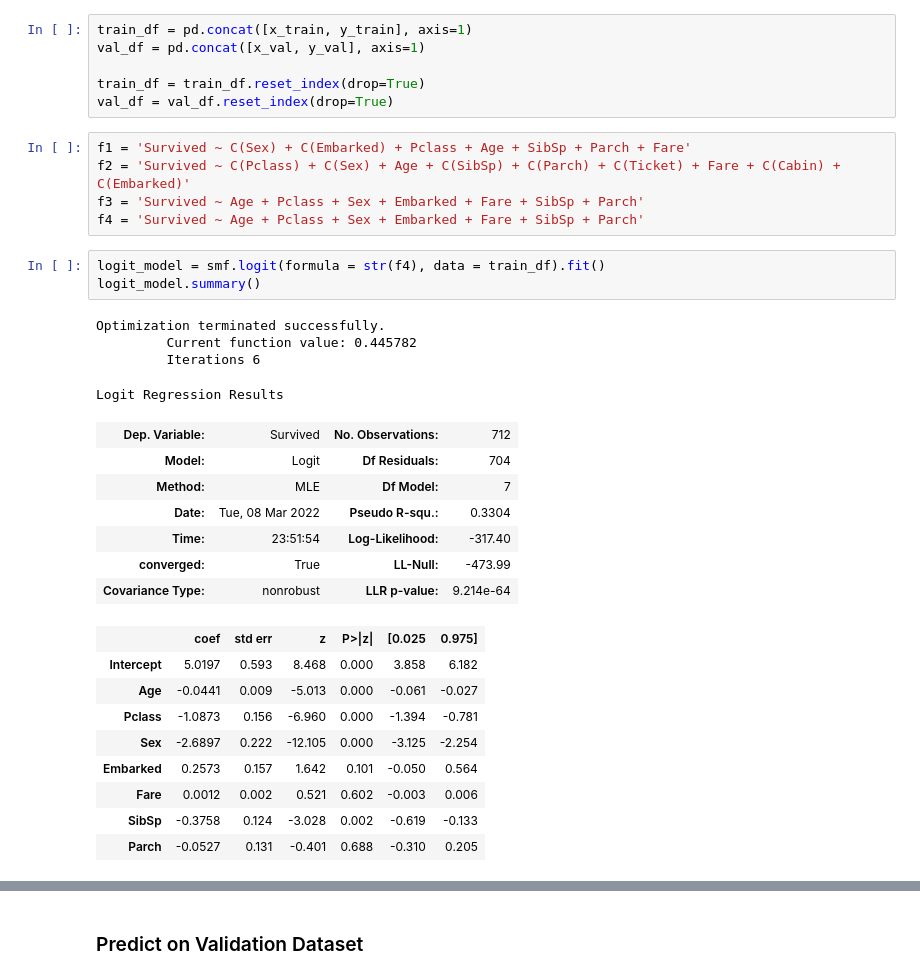
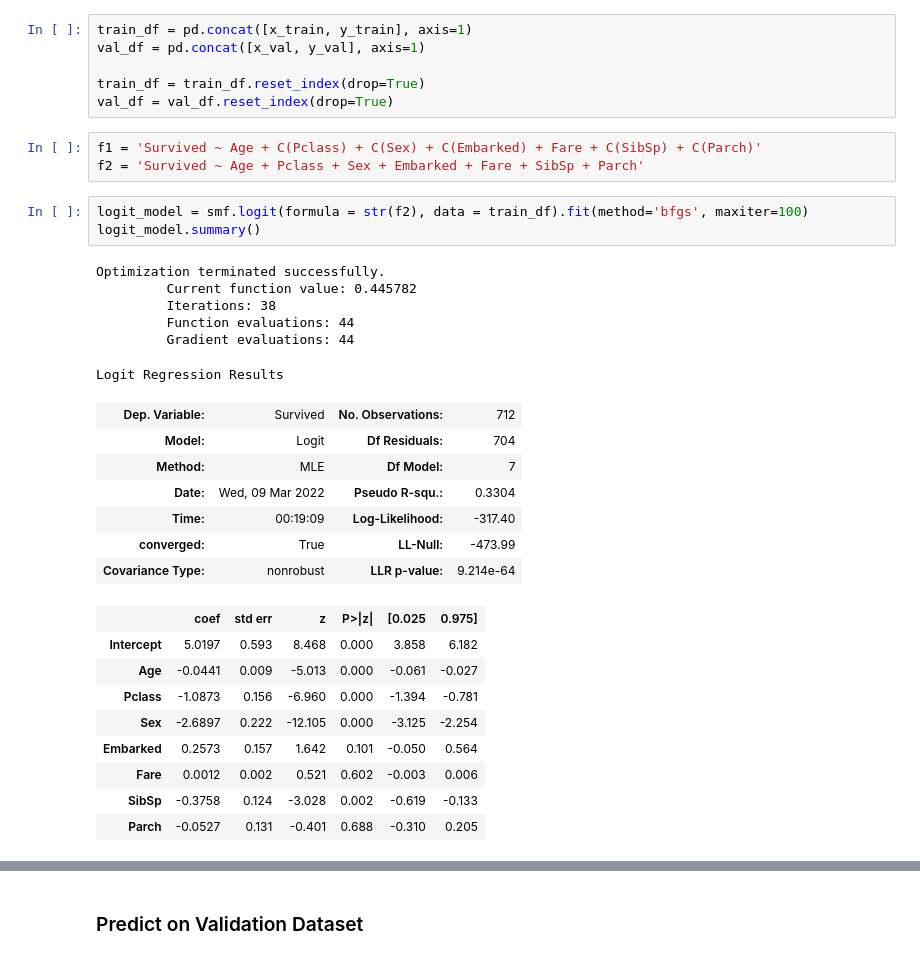
Before and after one commit to ashishvinodkumar/Titanic_Survival_Rate, a Jupyter notebook: 10_Code/Titanic_Survival_Predictor.ipynb, the cells around one changed output, grey strips where cells are left out. Saved outputs shown, nothing was run; the diff lists cells and outputs as text.

Commit message:
Update Model

```diff
--- a/10_Code/Titanic_Survival_Predictor.ipynb
+++ b/10_Code/Titanic_Survival_Predictor.ipynb
@@ -78,23 +82,23 @@ val_df = pd.concat([x_val, y_val], axis=1)
 train_df = train_df.reset_index(drop=True)
 val_df = val_df.reset_index(drop=True)
 # %%
-f1 = 'Survived ~ C(Sex) + C(Embarked) + Pclass + Age + SibSp + Parch + Fare'
-f2 = 'Survived ~ C(Pclass) + C(Sex) + Age + C(SibSp) + C(Parch) + C(Ticket) + Fare + C(Cabin) + C(Embarked)'
-f3 = 'Survived ~ Age + Pclass + Sex + Embarked + Fare + SibSp + Parch'
-f4 = 'Survived ~ Age + Pclass + Sex + Embarked + Fare + SibSp + Parch'
+f1 = 'Survived ~ Age + C(Pclass) + C(Sex) + C(Embarked) + Fare + C(SibSp) + C(Parch)'
+f2 = 'Survived ~ Age + Pclass + Sex + Embarked + Fare + SibSp + Parch'
 # %%
-logit_model = smf.logit(formula = str(f4), data = train_df).fit()
+logit_model = smf.logit(formula = str(f2), data = train_df).fit(method='bfgs', maxiter=100)
 logit_model.summary()
 # %% [output]
 Optimization terminated successfully.
          Current function value: 0.445782
-         Iterations 6
+         Iterations: 38
+         Function evaluations: 44
+         Gradient evaluations: 44
 Logit Regression Results
 | Dep. Variable: | Survived | No. Observations: | 712 |
 | Model: | Logit | Df Residuals: | 704 |
 | Method: | MLE | Df Model: | 7 |
-| Date: | Tue, 08 Mar 2022 | Pseudo R-squ.: | 0.3304 |
-| Time: | 23:51:54 | Log-Likelihood: | -317.40 |
+| Date: | Wed, 09 Mar 2022 | Pseudo R-squ.: | 0.3304 |
+| Time: | 00:19:09 | Log-Likelihood: | -317.40 |
 | converged: | True | LL-Null: | -473.99 |
 | Covariance Type: | nonrobust | LLR p-value: | 9.214e-64 |
 |  | coef | std err | z | P>|z| | [0.025 | 0.975] |
```
Also changed, not shown: parts of 2 cells of this notebook.
